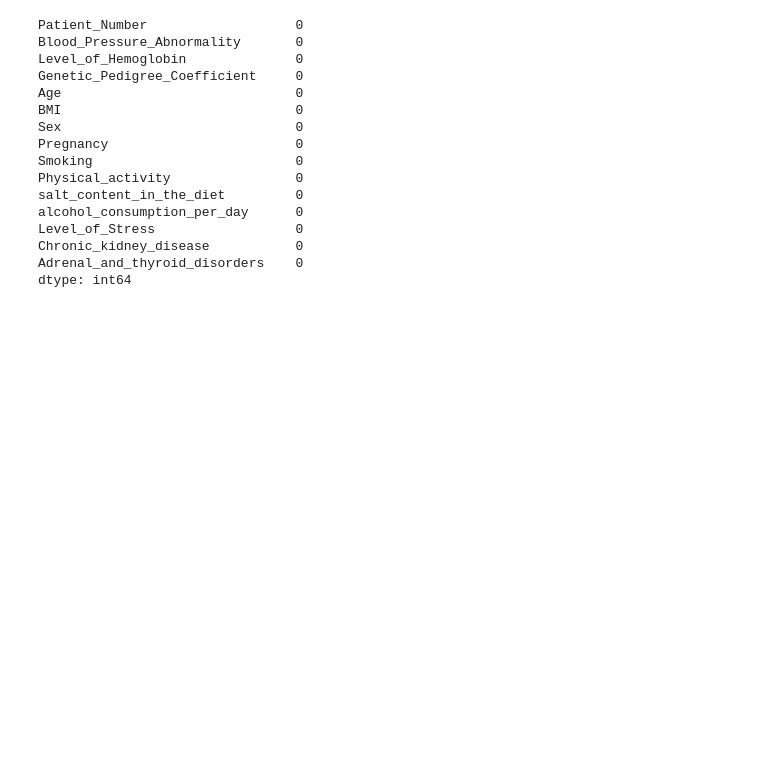
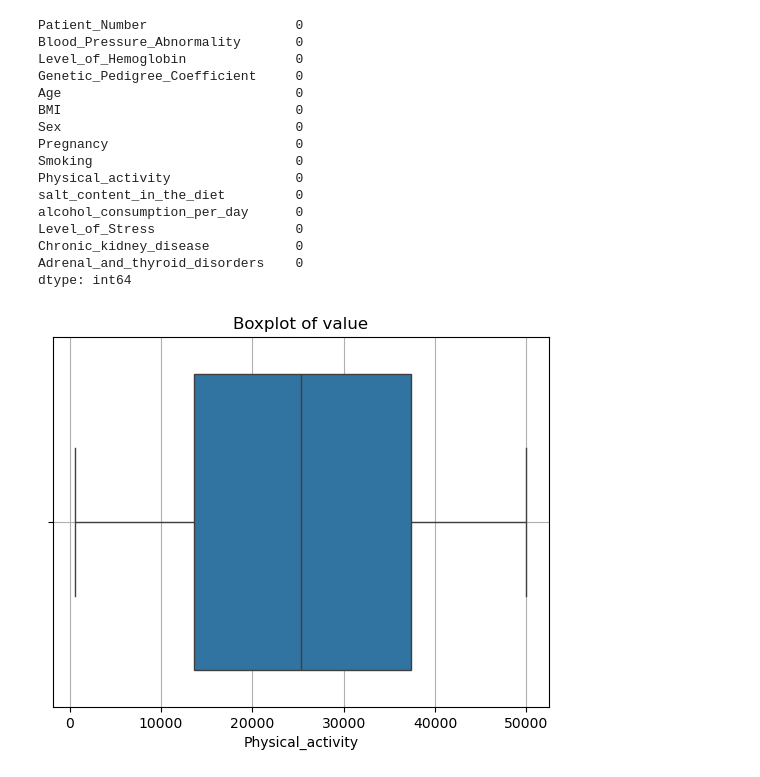
Before and after one commit to moon2su/AI, a Jupyter notebook: BP_date DL Classification Pytorch.ipynb, the cells around one changed output. Drawn from its saved outputs; the diff is of its cells as text; code cells hidden in the pictures; blank space fills up the shorter version.

```diff
--- a/BP_date DL Classification Pytorch.ipynb
+++ b/BP_date DL Classification Pytorch.ipynb
@@ -84,3 +92,12 @@ Level_of_Stress                  0
 Chronic_kidney_disease           0
 Adrenal_and_thyroid_disorders    0
 dtype: int64
+# %%
+import seaborn as sns
+
+sns.boxplot(x=df['Physical_activity'])  # 축 바꾸고 싶으면 y → x로
+plt.title('Boxplot of value')
+plt.grid(True)
+plt.show()
+# %% [output]
+[figure, added]
```
Also changed, not shown: parts of 19 cells of this notebook.
